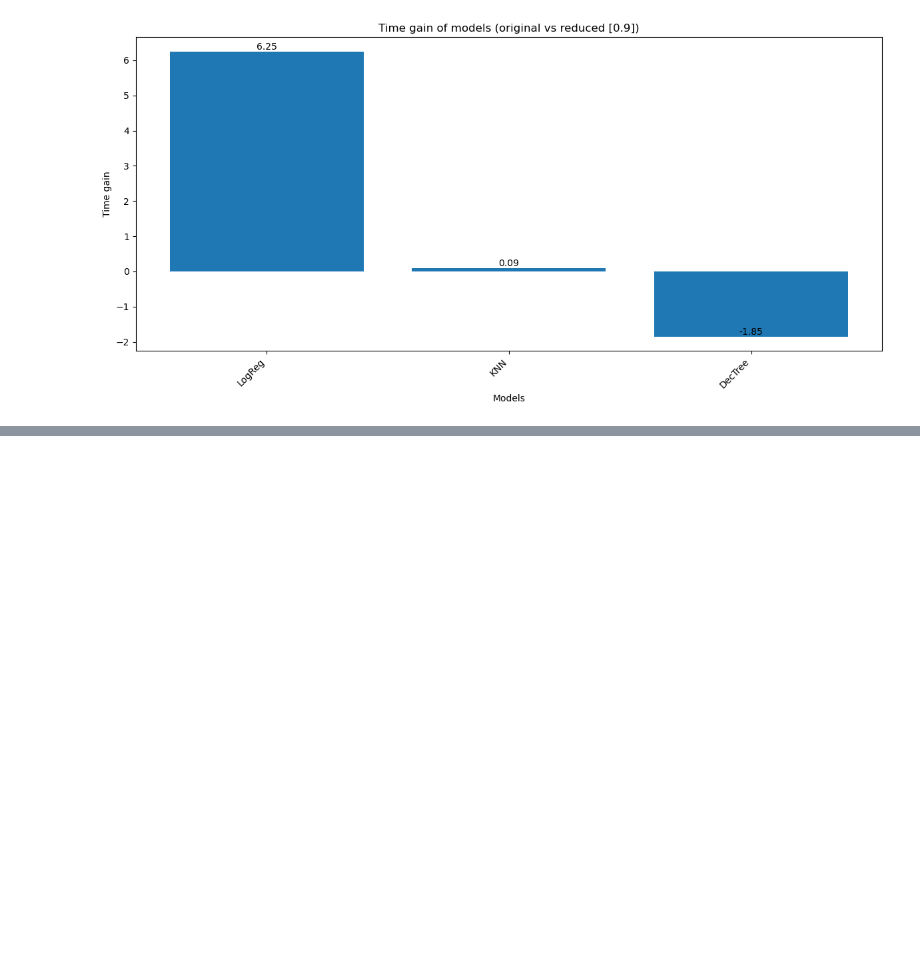
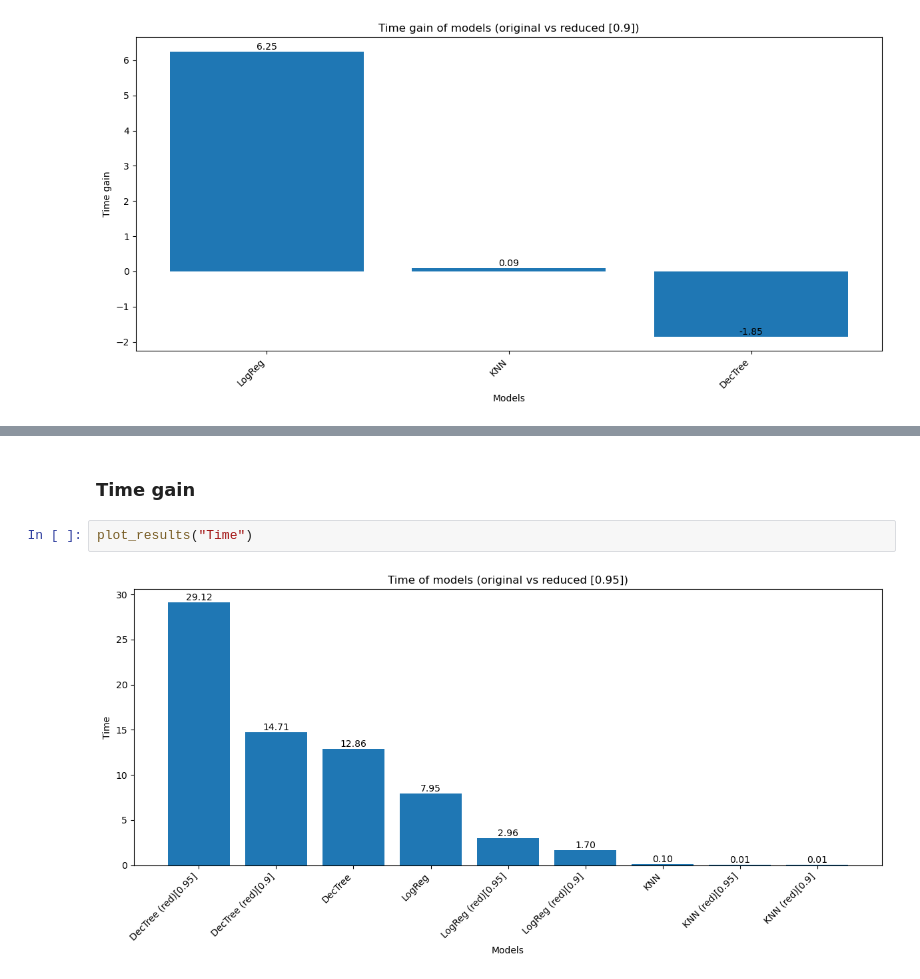
Before and after one commit to s27369/PRO1D_s27369, a Jupyter notebook: Lab67/Lab67_MNIST_DimRed.ipynb, the cells around one changed output, grey strips where cells are left out. Drawn from its saved outputs; the diff is of its cells as text; blank space fills up the shorter version.

```diff
--- a/Lab67/Lab67_MNIST_DimRed.ipynb
+++ b/Lab67/Lab67_MNIST_DimRed.ipynb
@@ -332,0 +376,6 @@ iterate_pca(150, 300, 1,)
+# %% [markdown]
+### Time gain
+# %%
+plot_results("Time")
+# %% [output]
+[figure, added]
```
Also changed, not shown: parts of 25 cells of this notebook.
